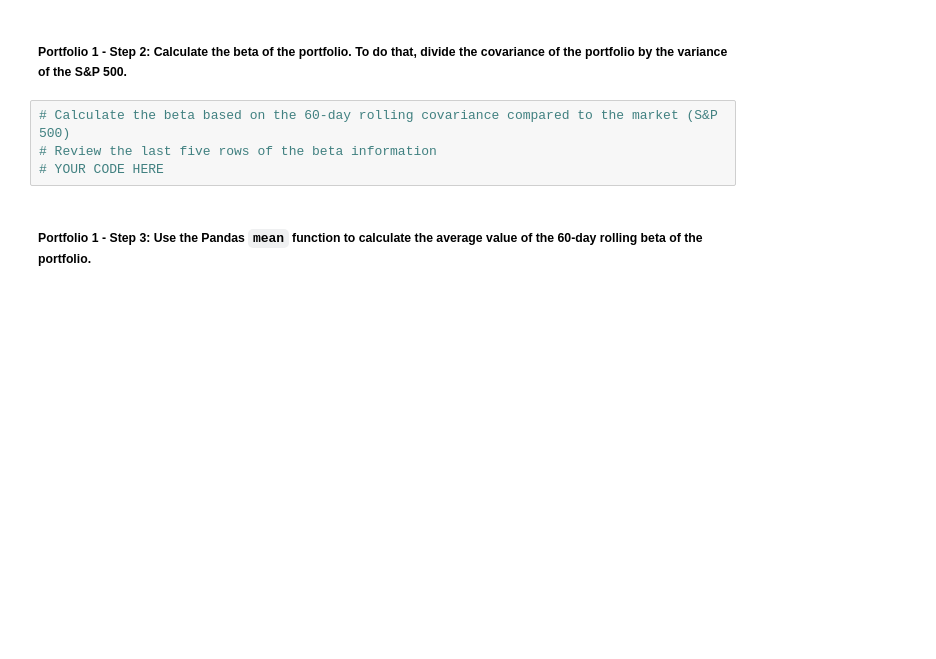
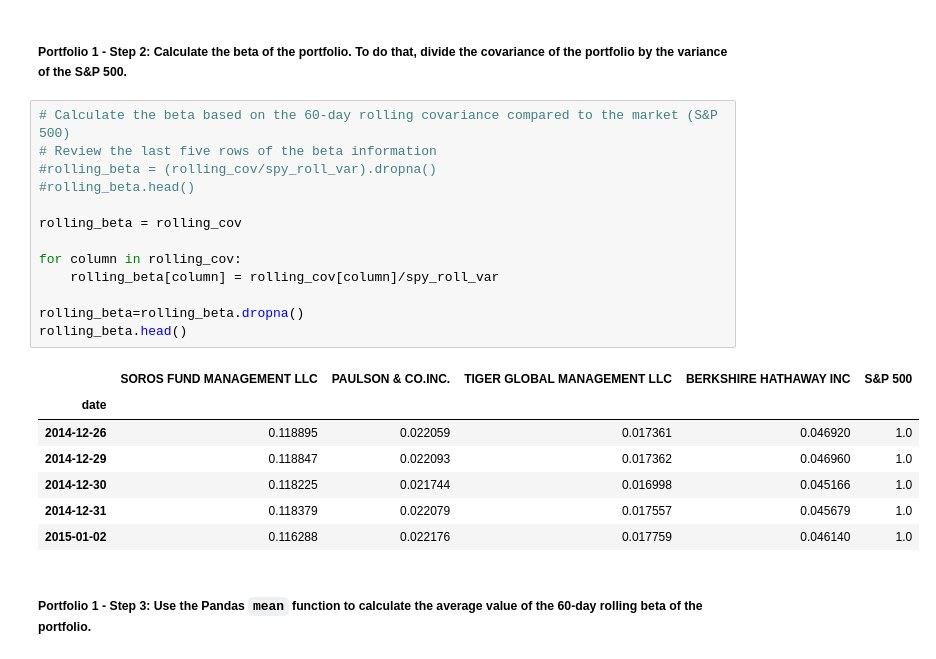
Before and after one commit to LZhou1688/Challenge_4, a Jupyter notebook: risk_return_analysis.ipynb, the cells around one changed output. Drawn from its saved outputs; the diff is of its cells as text; blank space fills up the shorter version.

```diff
--- a/risk_return_analysis.ipynb
+++ b/risk_return_analysis.ipynb
@@ -379,7 +402,24 @@ Your analysis is nearing completion. Now, you need to evaluate how the portfolio
 # %%
 # Calculate the beta based on the 60-day rolling covariance compared to the market (S&P 500)
 # Review the last five rows of the beta information
-# YOUR CODE HERE
+#rolling_beta = (rolling_cov/spy_roll_var).dropna()
+#rolling_beta.head()
+
+rolling_beta = rolling_cov
+
+for column in rolling_cov:
+    rolling_beta[column] = rolling_cov[column]/spy_roll_var
+
+rolling_beta=rolling_beta.dropna()
+rolling_beta.head()
+# %% [output]
+|  | SOROS FUND MANAGEMENT LLC | PAULSON & CO.INC. | TIGER GLOBAL MANAGEMENT LLC | BERKSHIRE HATHAWAY INC | S&P 500 |
+| date |  |  |  |  |  |
+| 2014-12-26 | 0.118895 | 0.022059 | 0.017361 | 0.046920 | 1.0 |
+| 2014-12-29 | 0.118847 | 0.022093 | 0.017362 | 0.046960 | 1.0 |
+| 2014-12-30 | 0.118225 | 0.021744 | 0.016998 | 0.045166 | 1.0 |
+| 2014-12-31 | 0.118379 | 0.022079 | 0.017557 | 0.045679 | 1.0 |
+| 2015-01-02 | 0.116288 | 0.022176 | 0.017759 | 0.046140 | 1.0 |
 # %% [markdown]
 ##### Portfolio 1 - Step 3: Use the Pandas `mean` function to calculate the average value of the 60-day rolling beta of the portfolio.
 # %%
```
Also changed, not shown: parts of 11 cells of this notebook.
